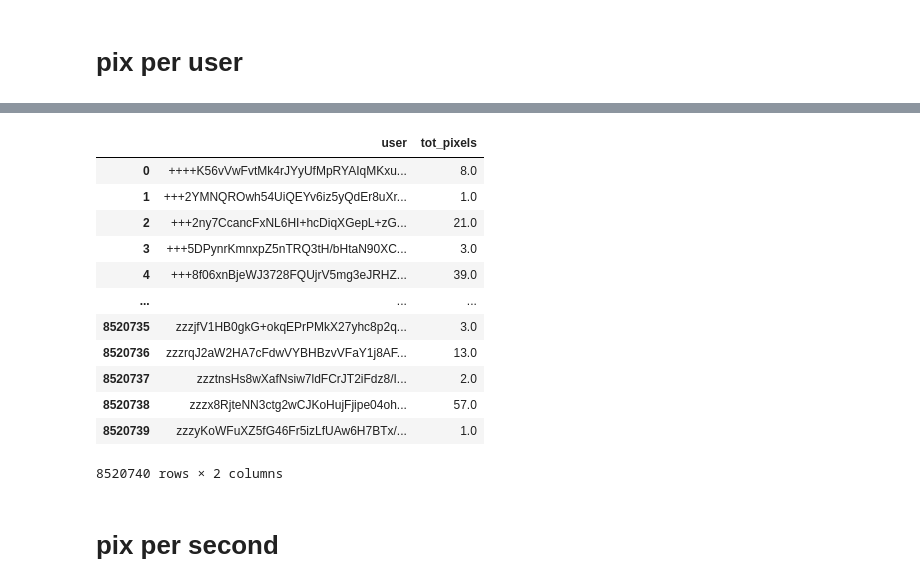
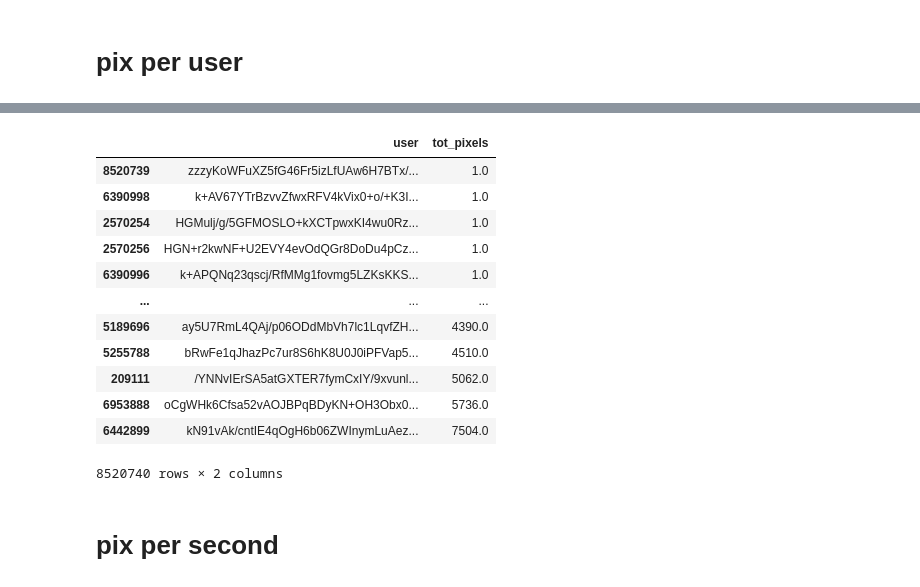
Before and after one commit to alexahildebrand/CloudComputing2, a Jupyter notebook: merging_summary_statistics.ipynb, the cells around one changed output, grey strips where cells are left out. Drawn from its saved outputs; the diff is of its cells as text; code cells hidden in the pictures.

```diff
--- a/merging_summary_statistics.ipynb
+++ b/merging_summary_statistics.ipynb
@@ -182,20 +152,20 @@ pixperuser.rename(columns={'0': 'tot_pixels'}, inplace=True)
 # %%
 pix_per_user_final = pixperuser.groupby('user', as_index=False)['tot_pixels'].sum()
 # %%
-pix_per_user_final
+pix_per_user_final.sort_values(by = 'tot_pixels')
 # %% [output]
 |  | user | tot_pixels |
-| 0 | ++++K56vVwFvtMk4rJYyUfMpRYAIqMKxu... | 8.0 |
-| 1 | +++2YMNQROwh54UiQEYv6iz5yQdEr8uXr... | 1.0 |
-| 2 | +++2ny7CcancFxNL6HI+hcDiqXGepL+zG... | 21.0 |
-| 3 | +++5DPynrKmnxpZ5nTRQ3tH/bHtaN90XC... | 3.0 |
-| 4 | +++8f06xnBjeWJ3728FQUjrV5mg3eJRHZ... | 39.0 |
+| 8520739 | zzzyKoWFuXZ5fG46Fr5izLfUAw6H7BTx/... | 1.0 |
+| 6390998 | k+AV67YTrBzvvZfwxRFV4kVix0+o/+K3I... | 1.0 |
+| 2570254 | HGMulj/g/5GFMOSLO+kXCTpwxKI4wu0Rz... | 1.0 |
+| 2570256 | HGN+r2kwNF+U2EVY4evOdQGr8DoDu4pCz... | 1.0 |
+| 6390996 | k+APQNq23qscj/RfMMg1fovmg5LZKsKKS... | 1.0 |
 | ... | ... | ... |
-| 8520735 | zzzjfV1HB0gkG+okqEPrPMkX27yhc8p2q... | 3.0 |
-| 8520736 | zzzrqJ2aW2HA7cFdwVYBHBzvVFaY1j8AF... | 13.0 |
-| 8520737 | zzztnsHs8wXafNsiw7ldFCrJT2iFdz8/I... | 2.0 |
-| 8520738 | zzzx8RjteNN3ctg2wCJKoHujFjipe04oh... | 57.0 |
-| 8520739 | zzzyKoWFuXZ5fG46Fr5izLfUAw6H7BTx/... | 1.0 |
+| 5189696 | ay5U7RmL4QAj/p06ODdMbVh7lc1LqvfZH... | 4390.0 |
+| 5255788 | bRwFe1qJhazPc7ur8S6hK8U0J0iPFVap5... | 4510.0 |
+| 209111 | /YNNvIErSA5atGXTER7fymCxIY/9xvunl... | 5062.0 |
+| 6953888 | oCgWHk6Cfsa52vAOJBPqBDyKN+OH3Obx0... | 5736.0 |
+| 6442899 | kN91vAk/cntIE4qOgH6b06ZWInymLuAez... | 7504.0 |
 8520740 rows × 2 columns
 # %% [markdown]
 # pix per second
```
Also changed, not shown: parts of 25 cells of this notebook.
